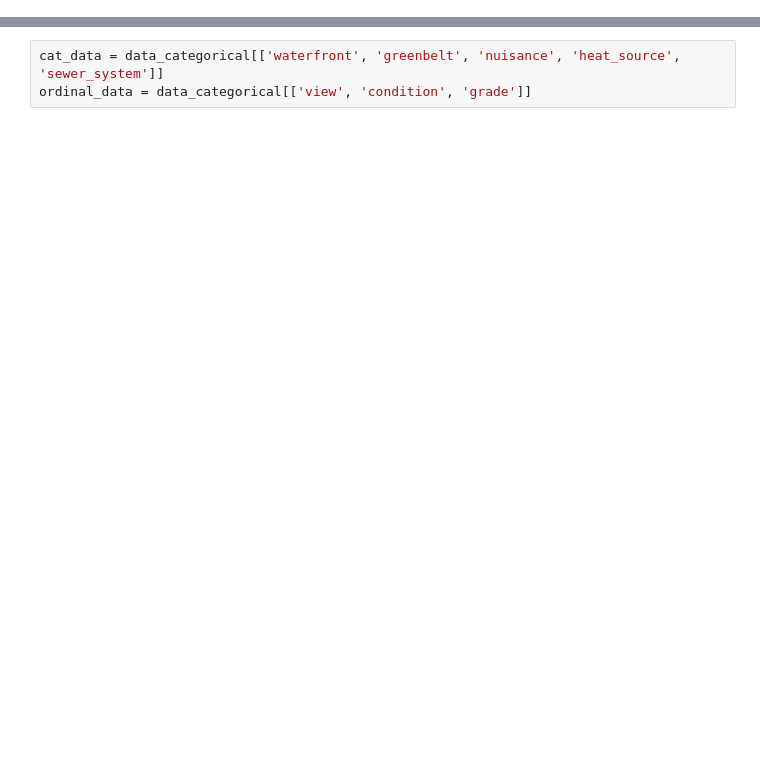
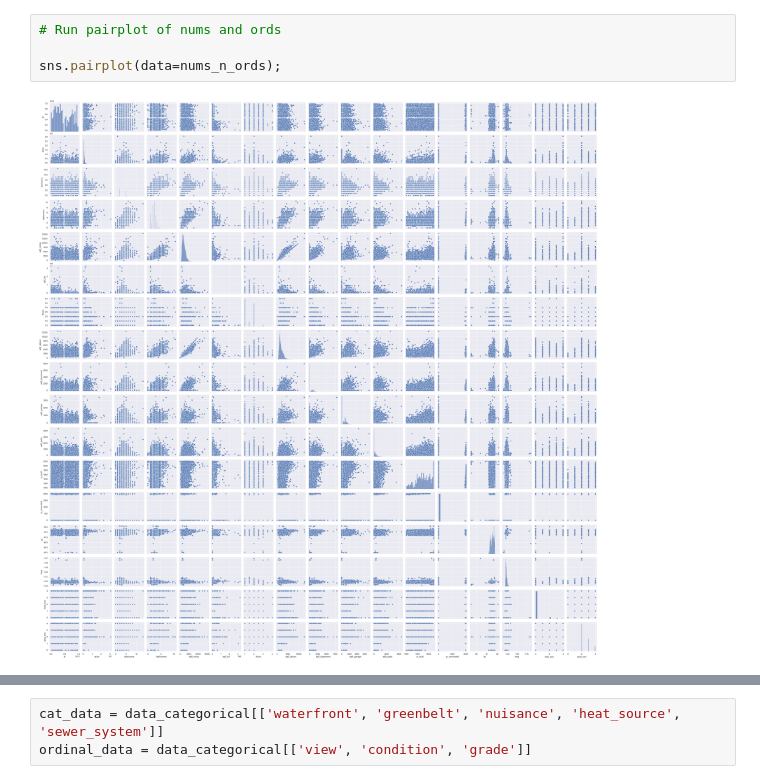
Before and after one commit to bmsienk/THE-Project-2, a Jupyter notebook: justin.ipynb, the cells around one changed output, grey strips where cells are left out. Saved outputs shown, nothing was run; the diff lists cells and outputs as text; blank space fills up the shorter version.

```diff
--- a/justin.ipynb
+++ b/justin.ipynb
@@ -120,0 +214,6 @@ data_numerical
+# %%
+# Run pairplot of nums and ords
+
+sns.pairplot(data=nums_n_ords);
+# %% [output]
+[figure, added]
```
Also changed, not shown: parts of 50 cells of this notebook.
